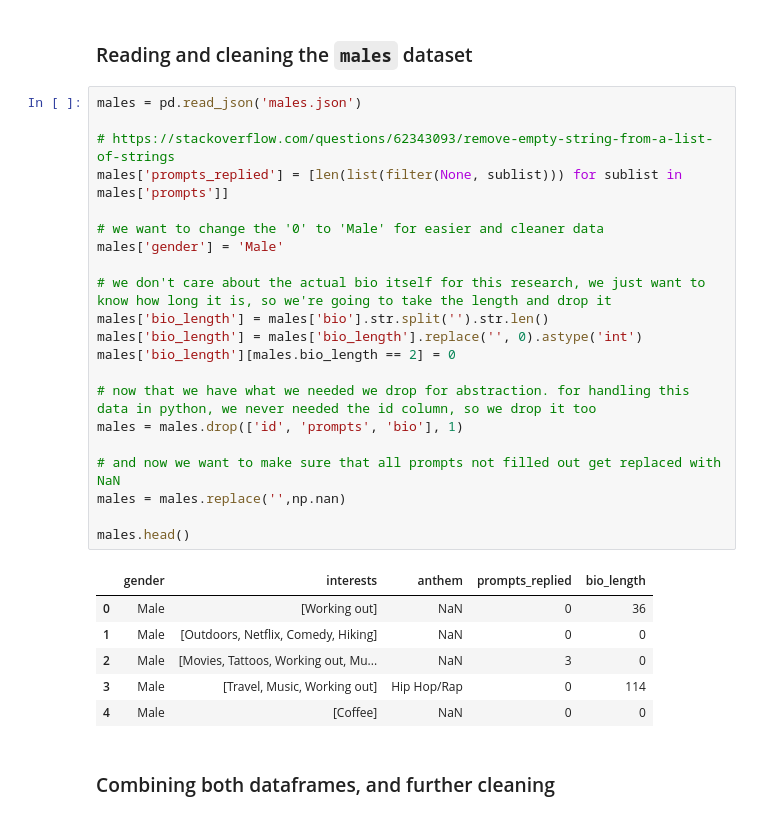
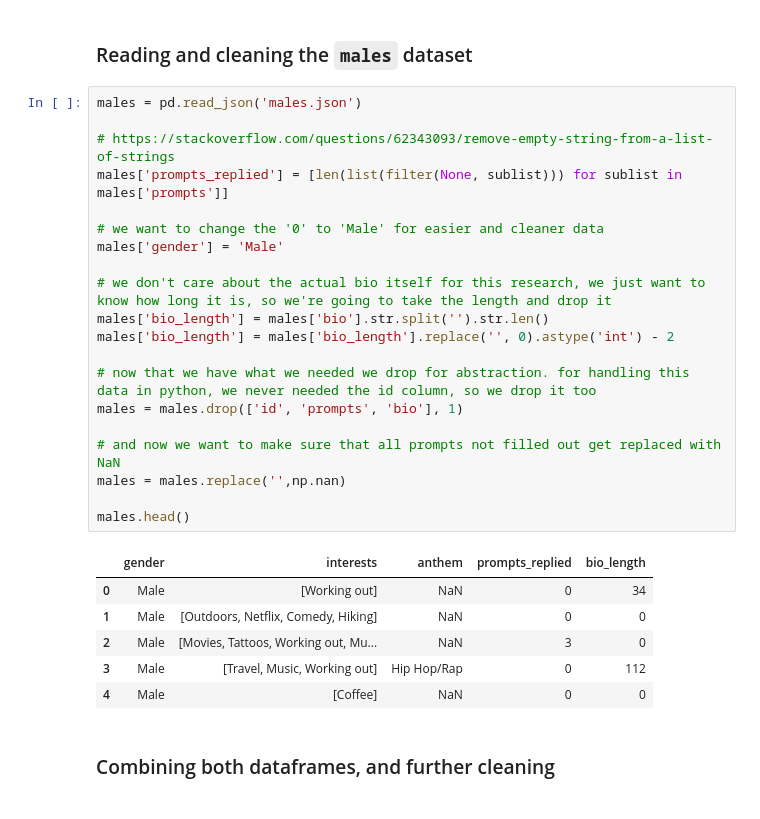
Before and after one commit to ccvale/tinder-profile-analysis, a Jupyter notebook: tinderquery.ipynb, the cells around one changed output. Drawn from its saved outputs; the diff is of its cells as text.

```diff
--- a/tinderquery.ipynb
+++ b/tinderquery.ipynb
@@ -65,30 +64,29 @@ females.head()
 # %%
 males = pd.read_json('males.json')
 
 # https://stackoverflow.com/questions/62343093/remove-empty-string-from-a-list-of-strings
 males['prompts_replied'] = [len(list(filter(None, sublist))) for sublist in males['prompts']]
 
 # we want to change the '0' to 'Male' for easier and cleaner data
 males['gender'] = 'Male'
 
 # we don't care about the actual bio itself for this research, we just want to know how long it is, so we're going to take the length and drop it
 males['bio_length'] = males['bio'].str.split('').str.len()
-males['bio_length'] = males['bio_length'].replace('', 0).astype('int')
-males['bio_length'][males.bio_length == 2] = 0
+males['bio_length'] = males['bio_length'].replace('', 0).astype('int') - 2
 
 # now that we have what we needed we drop for abstraction. for handling this data in python, we never needed the id column, so we drop it too
 males = males.drop(['id', 'prompts', 'bio'], 1)
 
 # and now we want to make sure that all prompts not filled out get replaced with NaN
 males = males.replace('',np.nan)
 
 males.head()
 # %% [output]
 |  | gender | interests | anthem | prompts_replied | bio_length |
-| 0 | Male | [Working out] | NaN | 0 | 36 |
+| 0 | Male | [Working out] | NaN | 0 | 34 |
 | 1 | Male | [Outdoors, Netflix, Comedy, Hiking] | NaN | 0 | 0 |
 | 2 | Male | [Movies, Tattoos, Working out, Mu... | NaN | 3 | 0 |
-| 3 | Male | [Travel, Music, Working out] | Hip Hop/Rap | 0 | 114 |
+| 3 | Male | [Travel, Music, Working out] | Hip Hop/Rap | 0 | 112 |
 | 4 | Male | [Coffee] | NaN | 0 | 0 |
 # %% [markdown]
 ### Combining both dataframes, and further cleaning
```
Also changed, not shown: parts of 11 cells of this notebook.
